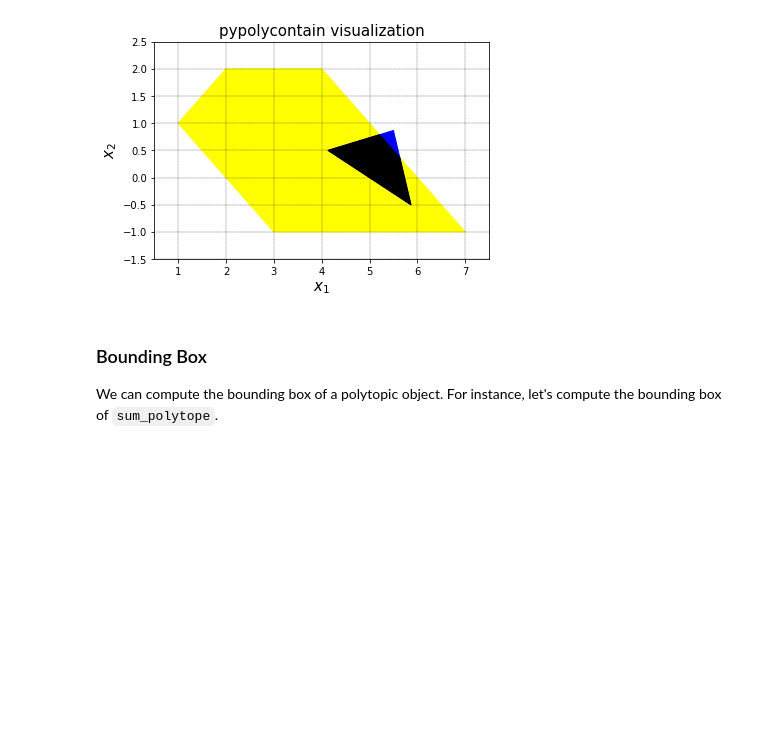
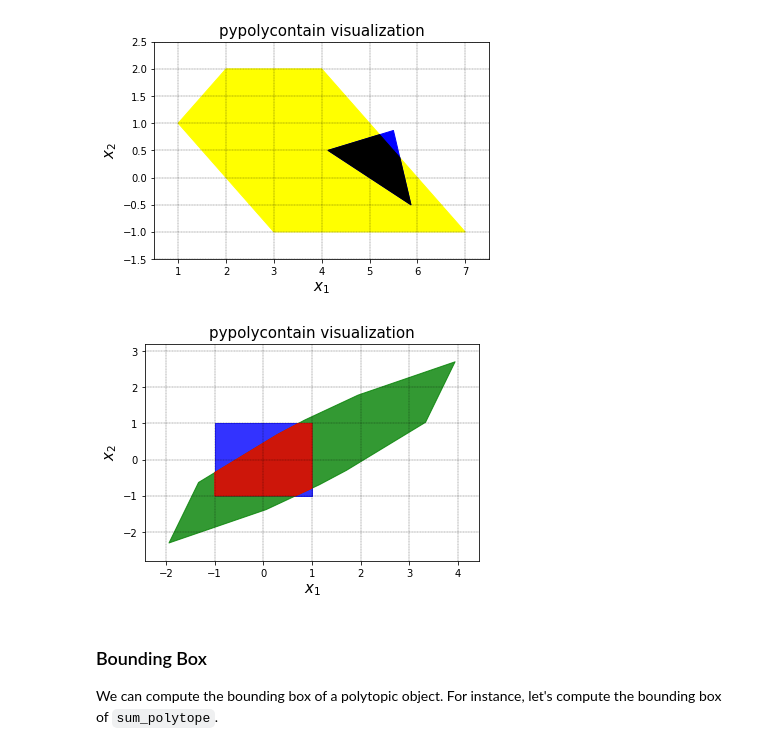
Before and after one commit to sadraddini/pypolycontain, a Jupyter notebook: doc/source/Getting Started.ipynb, the cells around one changed output. Cells and saved outputs as stored; diff of their text form; code cells hidden in the pictures; blank space fills up the shorter version.

Commit message:
Intersection code updated
More efficient matrices

```diff
--- a/doc/source/Getting Started.ipynb
+++ b/doc/source/Getting Started.ipynb
@@ -105,6 +105,14 @@ my_intersection.color='black'
 pp.visualize([sum_polytope,my_AH_polytope,my_intersection],alpha=1)
 # %% [output]
 [figure]
+# %%
+A=pp.zonotope(G=np.eye(2),color='blue')
+B=pp.zonotope(x=np.array([1,0.2]).reshape(2,1),G=np.random.random((2,5)))
+C=pp.intersection(A,B)
+C.color='red'
+pp.visualize([A,B,C])
+# %% [output]
+[figure, added]
 # %% [markdown]
 ### Bounding Box
 We can compute the bounding box of a polytopic object. For instance, let's compute the bounding box of `sum_polytope`.
```
Also changed, not shown: 6 other files.
